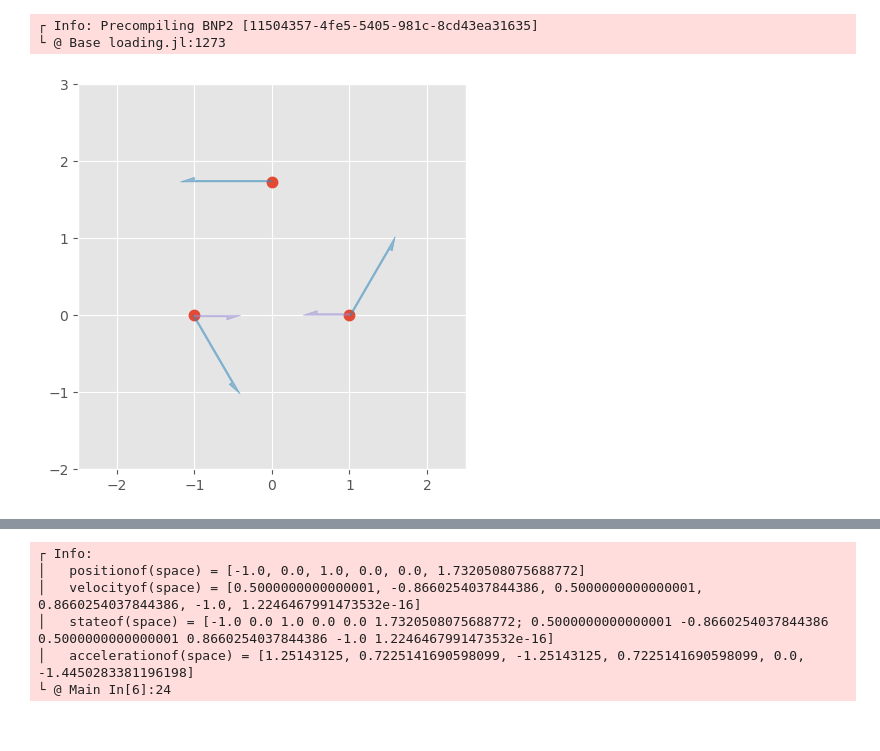
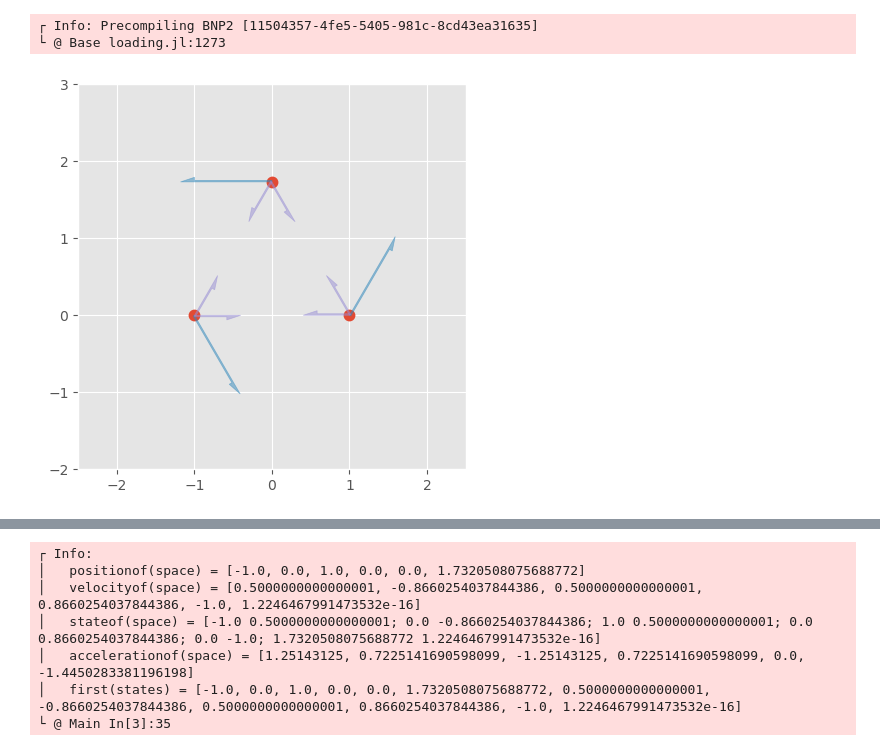
Before and after one commit to yding5/bnp2, a Jupyter notebook: notebooks/n_body-mcmc.ipynb, the cells around one changed output, grey strips where cells are left out. Drawn from its saved outputs; the diff is of its cells as text; code cells hidden in the pictures.

```diff
--- a/notebooks/n_body-mcmc.ipynb
+++ b/notebooks/n_body-mcmc.ipynb
@@ -10,47 +10,54 @@ using Revise, BNP2
 └ @ Base loading.jl:1273
 # %%
 args = (
-    dt        = 0.1,
-    σ         = 0.1,
-    alg       = NUTS(100, 0.65),
-    n_samples = 200,
+    dt          = 0.1,
+    n_trajs     = 10,
+    is_noisyobs = false,
+    σ           = 0.1,
+    alg         = NUTS(100, 0.65),
+    n_samples   = 200,
 )
 
 ;
 # %%
 data =
 let ms = fill(5e10, 3),
     qs = [[-1,  0],[ 1,  0], [ 0, √3]],
     ps = [
         [cos(π/3), -sin(π/3)],
         [cos(π/3),  sin(π/3)],
         [cos(π/1),  sin(π/1)]
-    ] .+ [[0.0, 0.0]],
-    T = 50
+    ],
+    dt = args.dt, T = 50
 
     objs = Particle.(ms, qs, ps)
 
-    fig, ax = plt.subplots(figsize=(5, 5))
+    fig, ax = figure(figsize=(5, 5))
     ax.set_xlim([-2.5, 2.5])
     ax.set_ylim([-2.0, 3.0])
     plot!(ax, objs[1]; do_plotvelocity=true)
     plot_force!(ax, objs[1], forceof(objs[1], objs[2]))
+    plot_force!(ax, objs[1], forceof(objs[1], objs[3]))
     plot!(ax, objs[2]; do_plotvelocity=true)
     plot_force!(ax, objs[2], forceof(objs[2], objs[1]))
+    plot_force!(ax, objs[2], forceof(objs[2], objs[3]))
     plot!(ax, objs[3]; do_plotvelocity=true)
+    plot_force!(ax, objs[3], forceof(objs[3], objs[1]))
+    plot_force!(ax, objs[3], forceof(objs[3], objs[2]))
     fig |> display
 
     space = Space(objs)
-    @info "" positionof(space) velocityof(space) stateof(space) accelerationof(space)
 
-    traj = simulate(space, DiffEqSimulator(args.dt), 2T)
+    traj = simulate(space, DiffEqSimulator(args.dt), T)
     HTML(animof(positionof.([space, traj...])).to_html5_video()) |> display
 
-    traj = traj[1:T]
-    states = add_gaussiannoise(vec.(stateof.(traj)), args.σ)
+    traj = [space, traj[1:T]...]
+    states = vec.(stateof.(traj))
+    args.is_noisyobs && (states = add_gaussiannoise(states, args.σ))
+    @info "" positionof(space) velocityof(space) stateof(space) accelerationof(space) first(states)
     (objs0=objs, traj=traj, states=states)
 end
 
 ;
 # %% [output]
-[figure, old version]
+[figure, new version]
@@ -58,6 +65,7 @@ HTML{String}("<video width=\"500\" height=\"500\" controls autoplay loop>\n  <so
 ┌ Info:
 │   positionof(space) = [-1.0, 0.0, 1.0, 0.0, 0.0, 1.7320508075688772]
 │   velocityof(space) = [0.5000000000000001, -0.8660254037844386, 0.5000000000000001, 0.8660254037844386, -1.0, 1.2246467991473532e-16]
-│   stateof(space) = [-1.0 0.0 1.0 0.0 0.0 1.7320508075688772; 0.5000000000000001 -0.8660254037844386 0.5000000000000001 0.8660254037844386 -1.0 1.2246467991473532e-16]
+│   stateof(space) = [-1.0 0.5000000000000001; 0.0 -0.8660254037844386; 1.0 0.5000000000000001; 0.0 0.8660254037844386; 0.0 -1.0; 1.7320508075688772 1.2246467991473532e-16]
 │   accelerationof(space) = [1.25143125, 0.7225141690598099, -1.25143125, 0.7225141690598099, 0.0, -1.4450283381196198]
-└ @ Main In[6]:24
+│   first(states) = [-1.0, 0.0, 1.0, 0.0, 0.0, 1.7320508075688772, 0.5000000000000001, -0.8660254037844386, 0.5000000000000001, 0.8660254037844386, -1.0, 1.2246467991473532e-16]
+└ @ Main In[3]:35
```
Also changed, not shown: parts of 12 cells of this notebook, 8 other files.
